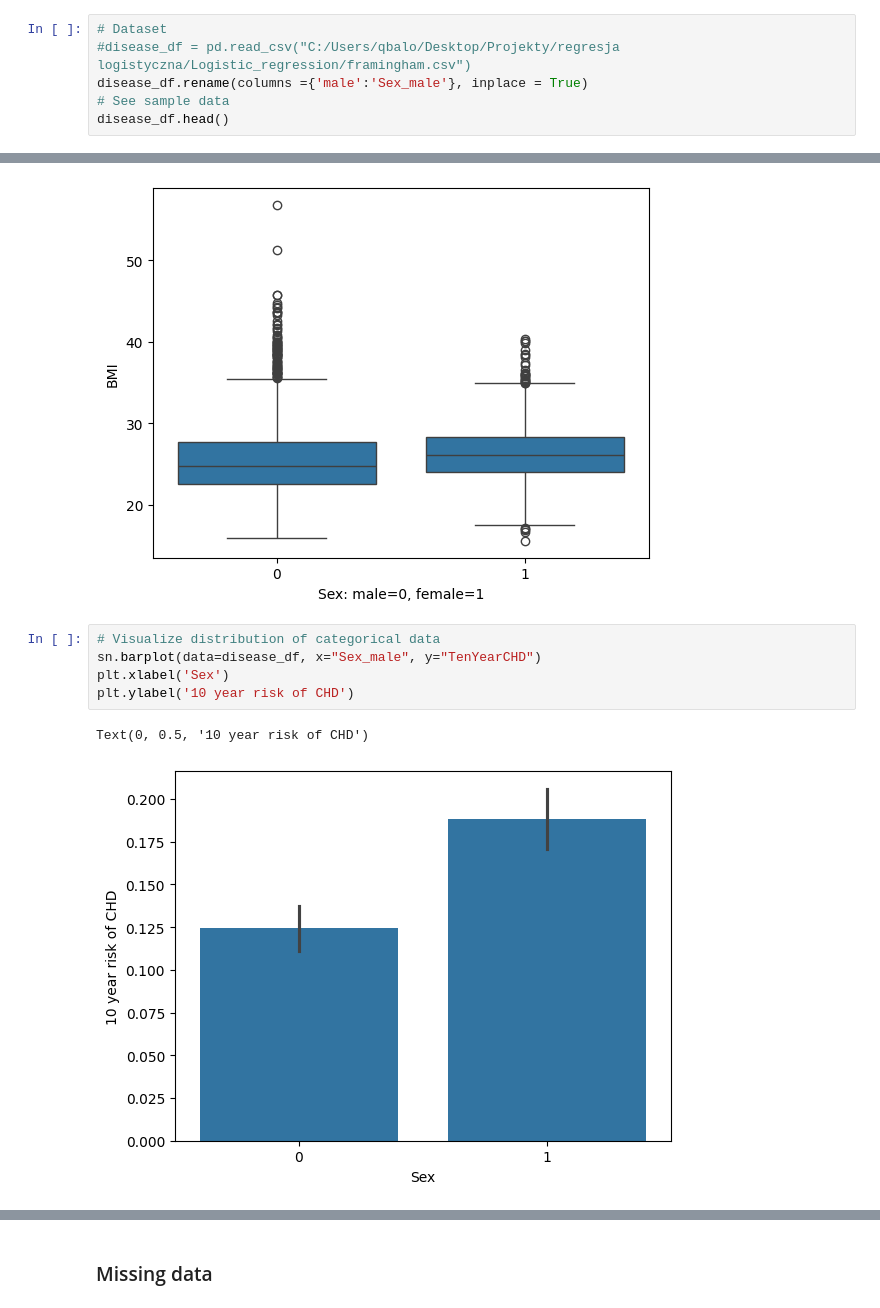
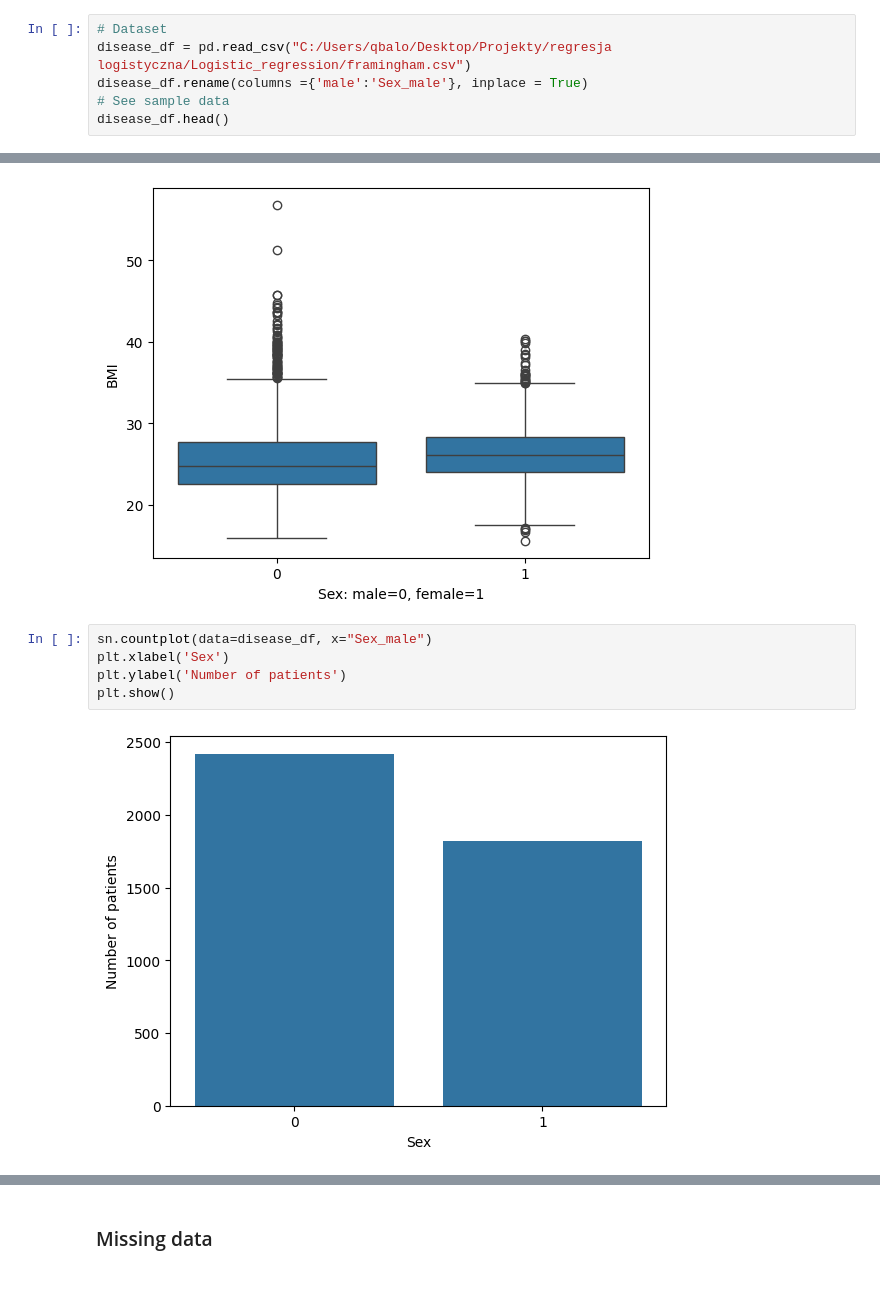
Before and after one commit to alekubala/Logistic_regression, a Jupyter notebook: heart_disease.ipynb, the cells around one changed output, grey strips where cells are left out. Cells and saved outputs as stored; diff of their text form.

```diff
--- a/heart_disease.ipynb
+++ b/heart_disease.ipynb
@@ -55,7 +55,7 @@ with warnings.catch_warnings(action="ignore"):
     fxn()
 # %%
 # Dataset
-#disease_df = pd.read_csv("C:/Users/qbalo/Desktop/Projekty/regresja logistyczna/Logistic_regression/framingham.csv")
+disease_df = pd.read_csv("C:/Users/qbalo/Desktop/Projekty/regresja logistyczna/Logistic_regression/framingham.csv")
 disease_df.rename(columns ={'male':'Sex_male'}, inplace = True)
 # See sample data
 disease_df.head()
@@ -139,10 +139,9 @@ plt.ylabel('BMI')
 Text(0, 0.5, 'BMI')
 [figure]
 # %%
-# Visualize distribution of categorical data
-sn.barplot(data=disease_df, x="Sex_male", y="TenYearCHD")
+sn.countplot(data=disease_df, x="Sex_male")
 plt.xlabel('Sex')
-plt.ylabel('10 year risk of CHD')
+plt.ylabel('Number of patients')
+plt.show()
 # %% [output]
-Text(0, 0.5, '10 year risk of CHD')
-[figure, old version]
+[figure, new version]
```
Also changed, not shown: parts of 17 cells of this notebook.
